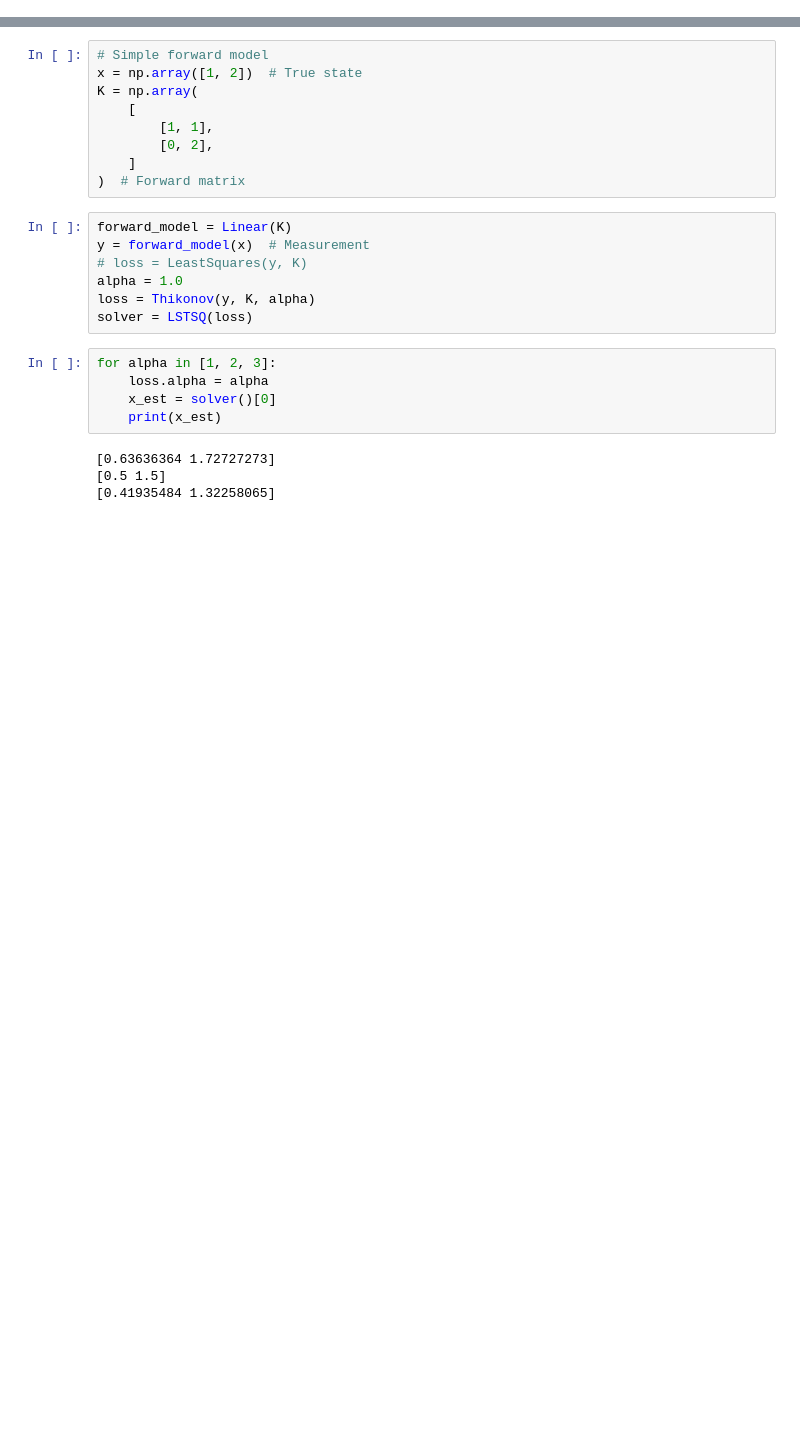
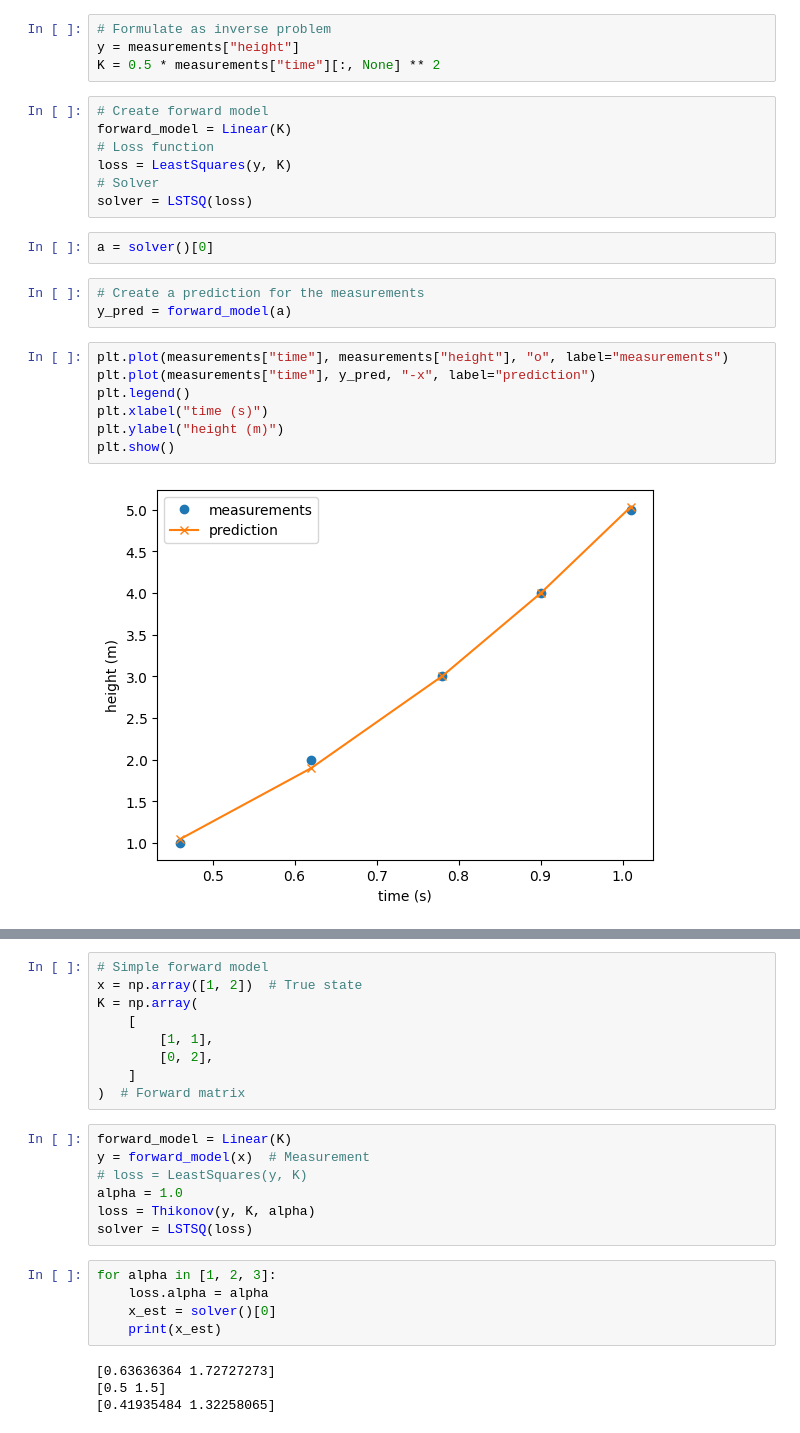
Before and after one commit to ATMO-IUP-UHEI/pyinverse, a Jupyter notebook: docs/example.ipynb, the cells around one changed output, grey strips where cells are left out. Saved outputs shown, nothing was run; the diff lists cells and outputs as text; blank space fills up the shorter version.

```diff
--- a/docs/example.ipynb
+++ b/docs/example.ipynb
@@ -17,0 +51,25 @@ from pyinverse.solver import LSTSQ
+# %%
+# Formulate as inverse problem
+y = measurements["height"]
+K = 0.5 * measurements["time"][:, None] ** 2
+# %%
+# Create forward model
+forward_model = Linear(K)
+# Loss function
+loss = LeastSquares(y, K)
+# Solver
+solver = LSTSQ(loss)
+# %%
+a = solver()[0]
+# %%
+# Create a prediction for the measurements
+y_pred = forward_model(a)
+# %%
+plt.plot(measurements["time"], measurements["height"], "o", label="measurements")
+plt.plot(measurements["time"], y_pred, "-x", label="prediction")
+plt.legend()
+plt.xlabel("time (s)")
+plt.ylabel("height (m)")
+plt.show()
+# %% [output]
+[figure, added]
```
Also changed, not shown: parts of 15 cells of this notebook.
